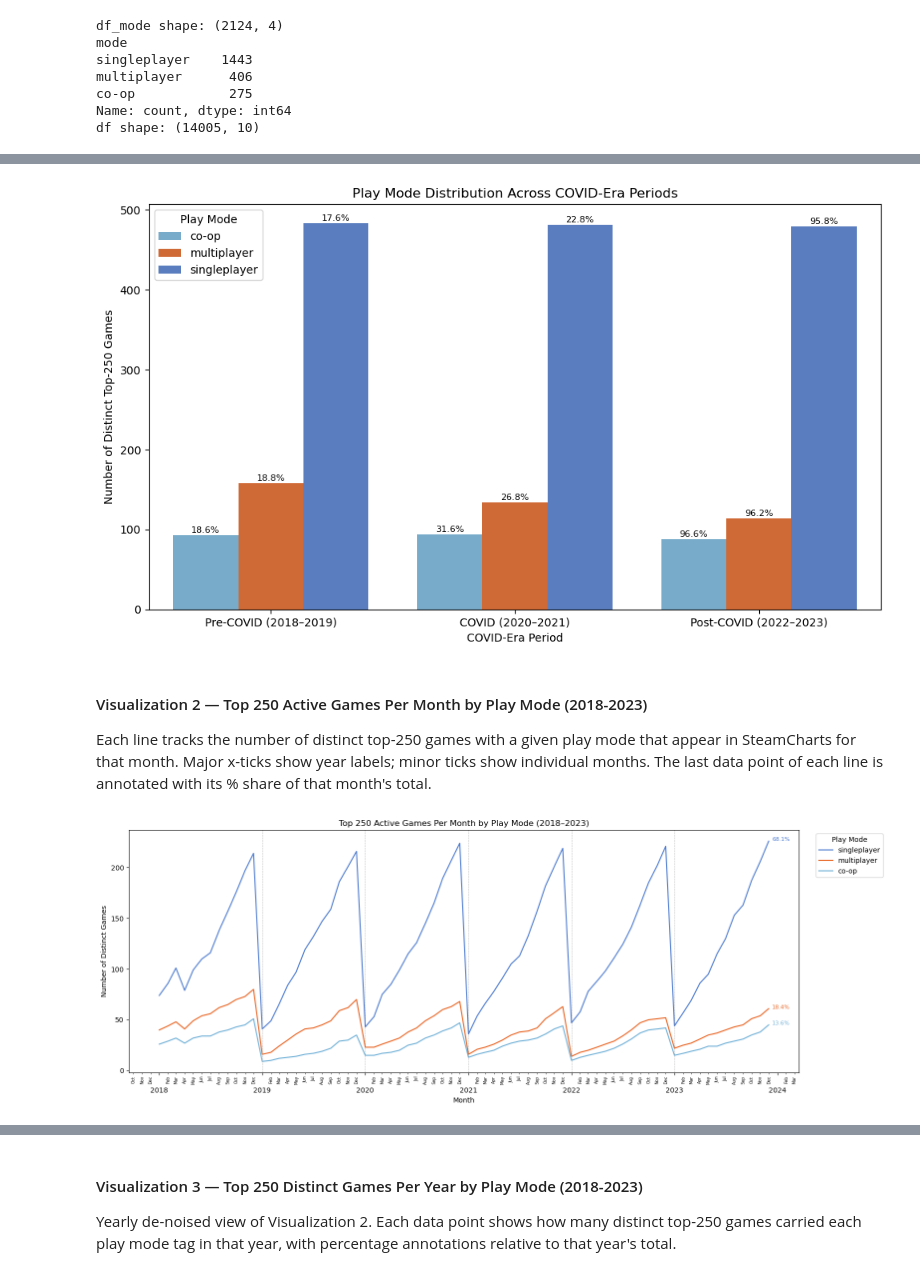
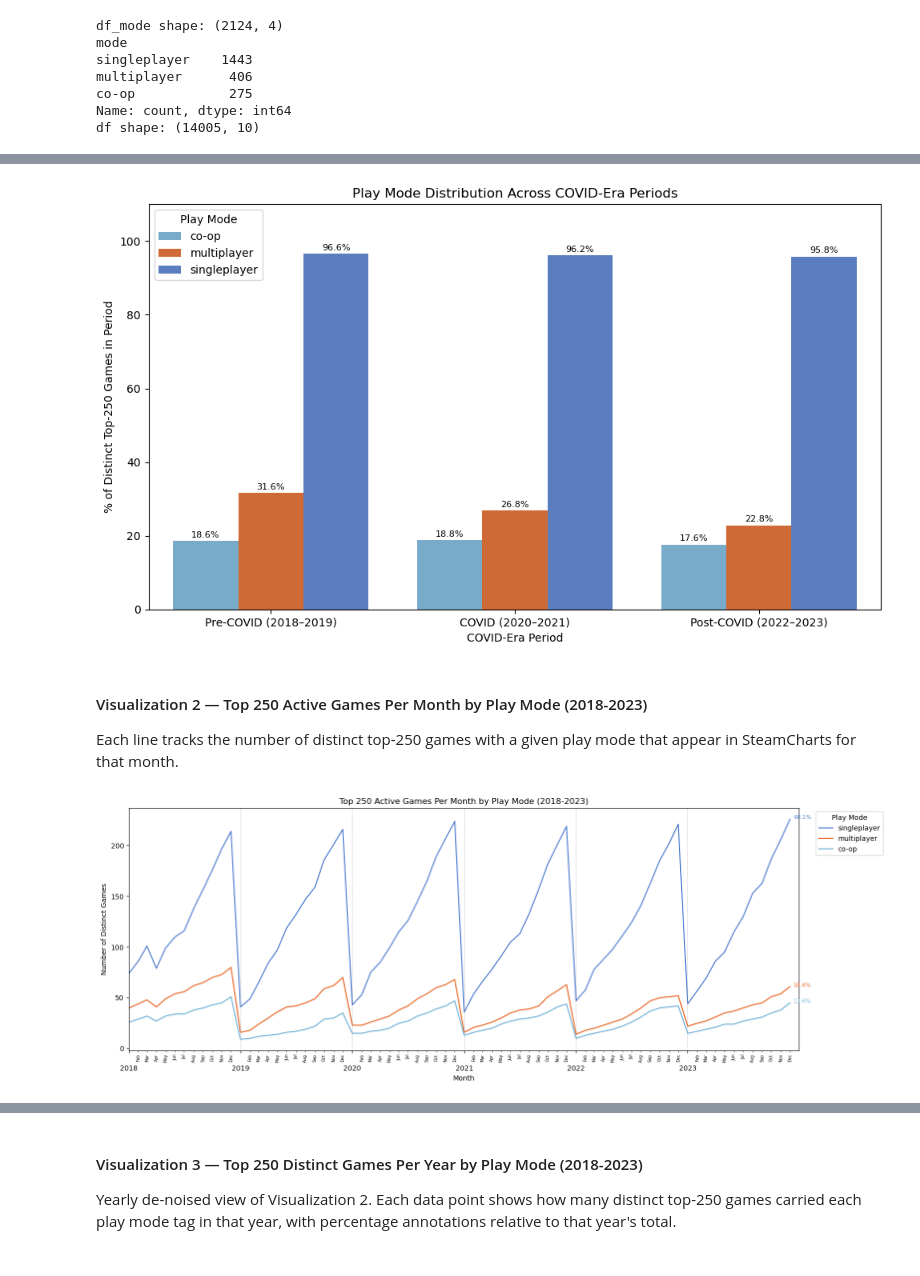
Before and after one commit to COGS108/Group038_WI26, a Jupyter notebook: 02-EDACheckpoint.ipynb, the cells around one changed output, grey strips where cells are left out. Drawn from its saved outputs; the diff is of its cells as text; code cells hidden in the pictures.

Commit message:
Finished with Section 1 plots, needs to add graph interpretation

```diff
--- a/02-EDACheckpoint.ipynb
+++ b/02-EDACheckpoint.ipynb
@@ -195,4 +202,5 @@ Distinct top-250 games are counted per play mode (non-exclusive: a game may appe
 # %%
+
 # Count distinct games per period × mode
 period_counts = (
     df_mode.groupby(["period", "mode"])["appid"]
@@ -210,35 +218,47 @@ period_counts = period_counts.join(period_total, on="period")
 period_counts["pct"] = period_counts["count"] / period_counts["total"] * 100
 
 fig, ax = plt.subplots(figsize=(10, 6))
-sns.barplot(data=period_counts, x="period", y="count", hue="mode",
+sns.barplot(data=period_counts, x="period", y="pct", hue="mode",
             palette=MODE_COLORS, order=PERIOD_ORDER, ax=ax)
 
-for patch, (_, row) in zip(ax.patches, period_counts.iterrows()):
-    if row["pct"] >= 3:
-        ax.text(patch.get_x() + patch.get_width() / 2,
-                patch.get_height() + 1,
-                f"{row['pct']:.1f}%",
-                ha="center", va="bottom", fontsize=8)
+# Annotate each bar with its pct value directly
+# ax.containers has one BarContainer per hue (mode), in legend order.
+hue_order = [t.get_text() for t in ax.get_legend().get_texts()]
+pct_lookup = period_counts.set_index(["period", "mode"])["pct"]
+for container, mode in zip(ax.containers, hue_order):
+    for bar, period in zip(container, PERIOD_ORDER):
+        key = (period, mode)
+        if key in pct_lookup.index:
+            pct = pct_lookup[key]
+            if pct >= 3:
+                ax.text(bar.get_x() + bar.get_width() / 2,
+                        bar.get_height() + 0.5,
+                        f"{pct:.1f}%",
+                        ha="center", va="bottom", fontsize=8)
 
 ax.set_xlabel("COVID-Era Period")
-ax.set_ylabel("Number of Distinct Top-250 Games")
+ax.set_ylabel("% of Distinct Top-250 Games in Period")
 ax.set_title("Play Mode Distribution Across COVID-Era Periods")
+ax.set_ylim(0, 110)
 ax.legend(title="Play Mode")
 plt.tight_layout()
 plt.show()
 # %% [output]
-[figure, old version]
+[figure, new version]
 # %% [markdown]
 #### Visualization 2 — Top 250 Active Games Per Month by Play Mode (2018-2023)
 
-Each line tracks the number of distinct top-250 games with a given play mode that appear in SteamCharts for that month. Major x-ticks show year labels; minor ticks show individual months. The last data point of each line is annotated with its % share of that month's total.
+Each line tracks the number of distinct top-250 games with a given play mode that appear in SteamCharts for that month.
 # %%
+
 monthly_counts = (
     df.groupby(["month_dt", "mode"])["appid"]
     .nunique()
     .unstack(fill_value=0)
     .sort_index()
 )
+# Clamp to declared scope; raw data may start mid-year or extend beyond 2024
+monthly_counts = monthly_counts.loc["2018-01":"2023-12"]
 
 fig, ax = plt.subplots(figsize=(16, 6))
 
@@ -247,33 +267,36 @@ for mode, color in MODE_COLORS.items():
         ax.plot(monthly_counts.index, monthly_counts[mode],
                 label=mode, linewidth=1.5, color=color)
 
-for yr in range(2019, 2024):
+for yr in range(2019, 2025):
     ax.axvline(pd.Timestamp(f"{yr}-01-01"), color="gray",
                linestyle="--", linewidth=0.7, alpha=0.5)
+
+# Explicitly pin the visual x-axis range
+ax.set_xlim(pd.Timestamp("2018-01-01"), pd.Timestamp("2023-12-31"))
 
 # Major ticks = years, minor ticks = months
 ax.xaxis.set_major_locator(mdates.YearLocator())
 ax.xaxis.set_major_formatter(mdates.DateFormatter("%Y"))
 ax.xaxis.set_minor_locator(mdates.MonthLocator())
 ax.xaxis.set_minor_formatter(mdates.DateFormatter("%b"))
 ax.tick_params(axis="x", which="major", labelsize=10, pad=18)
 ax.tick_params(axis="x", which="minor", labelsize=6, rotation=90)
 
 last_total = monthly_counts.iloc[-1].sum()
 for mode, color in MODE_COLORS.items():
     if mode in monthly_counts.columns:
         last_val = monthly_counts[mode].iloc[-1]
         pct = last_val / last_total * 100 if last_total > 0 else 0
         ax.annotate(f"{pct:.1f}%",
                     xy=(monthly_counts.index[-1], last_val),
                     xytext=(5, 0), textcoords="offset points",
                     fontsize=8, color=color)
 
 ax.set_xlabel("Month")
 ax.set_ylabel("Number of Distinct Games")
 ax.set_title("Top 250 Active Games Per Month by Play Mode (2018-2023)")
 ax.legend(title="Play Mode", bbox_to_anchor=(1.02, 1), loc="upper left")
 plt.tight_layout()
 plt.show()
 # %% [output]
-[figure, old version]
+[figure, new version]
```
Also changed, not shown: parts of 6 cells of this notebook.
